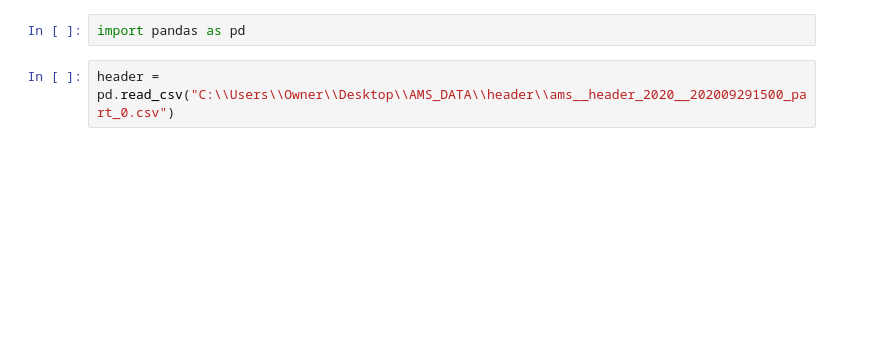
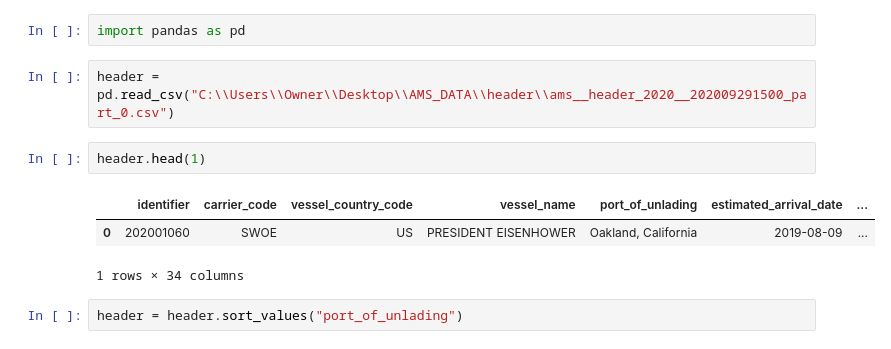
Before and after one commit to Michael-Dratch/AMS_Data_Pipeline, a Jupyter notebook: exploration2.ipynb, the cells around one changed output. Cells and saved outputs as stored; diff of their text form; blank space fills up the shorter version.

```diff
--- a/exploration2.ipynb
+++ b/exploration2.ipynb
@@ -2,5 +2,13 @@
 import pandas as pd
 # %%
 header =  pd.read_csv("C:\\Users\\Owner\\Desktop\\AMS_DATA\\header\\ams__header_2020__202009291500_part_0.csv")
+# %%
+header.head(1)
+# %% [output]
+|  | identifier | carrier_code | vessel_country_code | vessel_name | port_of_unlading | estimated_arrival_date | ... |
+| 0 | 202001060 | SWOE | US | PRESIDENT EISENHOWER | Oakland, California | 2019-08-09 | ... |
+1 rows × 34 columns
+# %%
+header = header.sort_values("port_of_unlading")
 # %%
 header.head()
```
Also changed, not shown: parts of 24 cells of this notebook, 2 other files.
